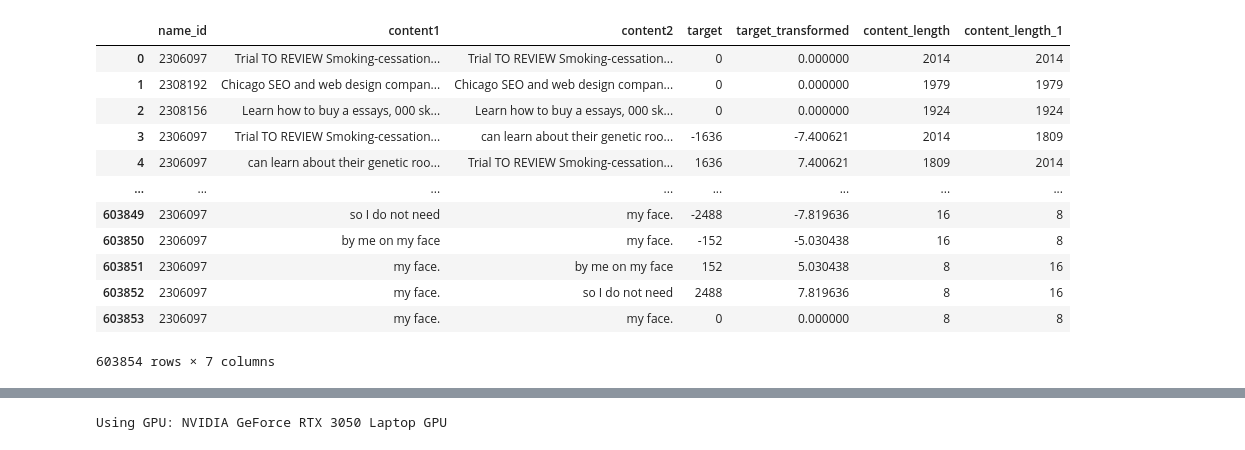
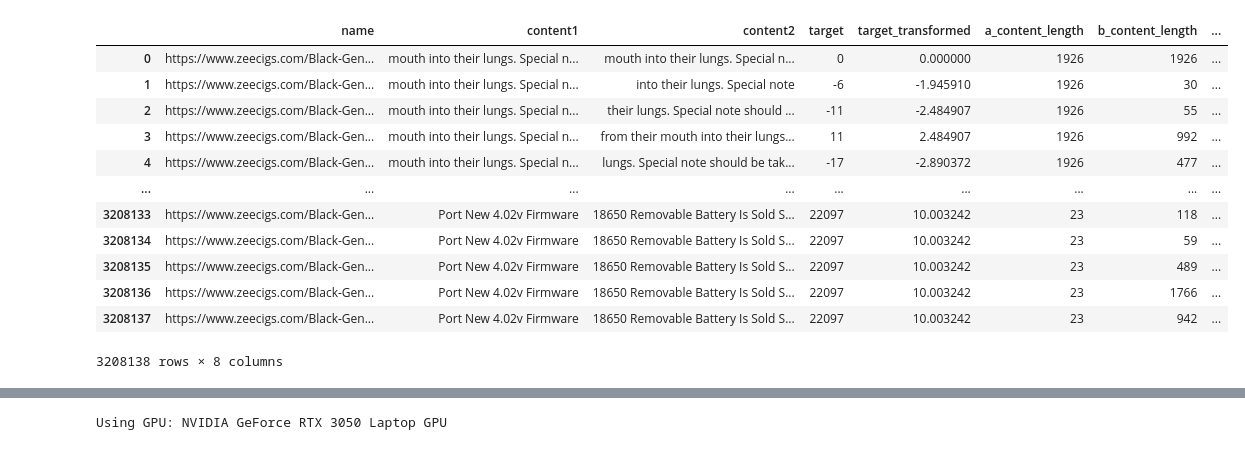
Before and after one commit to jadsongmatos/Tempo-nas-Narrativas, a Jupyter notebook: treino3.ipynb, the cells around one changed output, grey strips where cells are left out. Cells and saved outputs as stored; diff of their text form; code cells hidden in the pictures.

```diff
--- a/treino3.ipynb
+++ b/treino3.ipynb
@@ -26,56 +26,78 @@ WITH combined_name AS (
 ),
 combined_dataset AS (
 	SELECT * FROM dataset_details
 	UNION ALL
 	SELECT * FROM db2.dataset_details
 ),
 filter_name AS (
     SELECT name_id, name
     FROM combined_name
     ORDER BY name
 ),
 sampled_a AS (
     SELECT d.*
     FROM dataset_details d
     JOIN filter_name fn ON fn.name_id = d.name_id
 	LIMIT 4000
 ),
 sampled_b AS (
     SELECT d.*
     FROM dataset_details d
     JOIN filter_name fn ON fn.name_id = d.name_id
 	LIMIT 4000
+),
+combined AS (
+    SELECT
+        fn.name AS name,
+        a.content AS content1,
+        b.content AS content2,
+        a.indice - b.indice AS target,
+        SIGN(a.indice - b.indice) * LN(1 + ABS(a.indice - b.indice)) AS target_transformed,
+        a.content_length AS a_content_length,  -- Renomeado
+        b.content_length AS b_content_length   -- Renomeado
+    FROM sampled_a a
+    JOIN sampled_b b ON a.name_id = b.name_id
+    JOIN filter_name fn ON a.name_id = fn.name_id
+),
+normalized AS (
+    SELECT
+        *,
+        (a_content_length - MIN(a_content_length) OVER ()) /
+        NULLIF((MAX(a_content_length) OVER () - MIN(a_content_length) OVER ()), 0) AS normalized_length,
+        1 - ((ABS(target) - MIN(ABS(target)) OVER ()) /
+        NULLIF((MAX(ABS(target)) OVER () - MIN(ABS(target)) OVER ()), 0)) AS normalized_target
+    FROM combined
 )
 SELECT
-	a.name_id AS name_id,
-	a.content AS content1,
-	b.content AS content2,
-	a.indice - b.indice AS target,
-	SIGN(a.indice - b.indice) * LN(1 + ABS(a.indice - b.indice)) AS target_transformed,
-	a.content_length,
-	b.content_length
-FROM sampled_a a
-JOIN sampled_b b ON a.name_id = b.name_id
-ORDER BY (a.content_length + b.content_length) DESC
+    name,
+    content1,
+    content2,
+    target,
+    target_transformed,
+    a_content_length,
+    b_content_length,
+    (normalized_length * 0.5 + normalized_target * 0.5) AS composite_score
+FROM normalized
+ORDER BY composite_score DESC
 """).df()
 
 conn.close()
 
 df_training
 # %% [output]
-|  | name_id | content1 | content2 | target | target_transformed | content_length | content_length_1 |
-| 0 | 2306097 | Trial TO REVIEW Smoking-cessation... | Trial TO REVIEW Smoking-cessation... | 0 | 0.000000 | 2014 | 2014 |
-| 1 | 2308192 | Chicago SEO and web design compan... | Chicago SEO and web design compan... | 0 | 0.000000 | 1979 | 1979 |
-| 2 | 2308156 | Learn how to buy a essays, 000 sk... | Learn how to buy a essays, 000 sk... | 0 | 0.000000 | 1924 | 1924 |
-| 3 | 2306097 | Trial TO REVIEW Smoking-cessation... | can learn about their genetic roo... | -1636 | -7.400621 | 2014 | 1809 |
-| 4 | 2306097 | can learn about their genetic roo... | Trial TO REVIEW Smoking-cessation... | 1636 | 7.400621 | 1809 | 2014 |
-| ... | ... | ... | ... | ... | ... | ... | ... |
-| 603849 | 2306097 | so I do not need | my face. | -2488 | -7.819636 | 16 | 8 |
-| 603850 | 2306097 | by me on my face | my face. | -152 | -5.030438 | 16 | 8 |
-| 603851 | 2306097 | my face. | by me on my face | 152 | 5.030438 | 8 | 16 |
-| 603852 | 2306097 | my face. | so I do not need | 2488 | 7.819636 | 8 | 16 |
-| 603853 | 2306097 | my face. | my face. | 0 | 0.000000 | 8 | 8 |
+|  | name | content1 | content2 | target | target_transformed | a_content_length | b_content_length | ... |
+| 0 | https://www.zeecigs.com/Black-Gen... | mouth into their lungs. Special n... | mouth into their lungs. Special n... | 0 | 0.000000 | 1926 | 1926 | ... |
+| 1 | https://www.zeecigs.com/Black-Gen... | mouth into their lungs. Special n... | into their lungs. Special note | -6 | -1.945910 | 1926 | 30 | ... |
+| 2 | https://www.zeecigs.com/Black-Gen... | mouth into their lungs. Special n... | their lungs. Special note should ... | -11 | -2.484907 | 1926 | 55 | ... |
+| 3 | https://www.zeecigs.com/Black-Gen... | mouth into their lungs. Special n... | from their mouth into their lungs... | 11 | 2.484907 | 1926 | 992 | ... |
+| 4 | https://www.zeecigs.com/Black-Gen... | mouth into their lungs. Special n... | lungs. Special note should be tak... | -17 | -2.890372 | 1926 | 477 | ... |
+| ... | ... | ... | ... | ... | ... | ... | ... | ... |
+| 3208133 | https://www.zeecigs.com/Black-Gen... | Port New 4.02v Firmware | 18650 Removable Battery Is Sold S... | 22097 | 10.003242 | 23 | 118 | ... |
+| 3208134 | https://www.zeecigs.com/Black-Gen... | Port New 4.02v Firmware | 18650 Removable Battery Is Sold S... | 22097 | 10.003242 | 23 | 59 | ... |
+| 3208135 | https://www.zeecigs.com/Black-Gen... | Port New 4.02v Firmware | 18650 Removable Battery Is Sold S... | 22097 | 10.003242 | 23 | 489 | ... |
+| 3208136 | https://www.zeecigs.com/Black-Gen... | Port New 4.02v Firmware | 18650 Removable Battery Is Sold S... | 22097 | 10.003242 | 23 | 1766 | ... |
+| 3208137 | https://www.zeecigs.com/Black-Gen... | Port New 4.02v Firmware | 18650 Removable Battery Is Sold S... | 22097 | 10.003242 | 23 | 942 | ... |
-603854 rows × 7 columns
+3208138 rows × 8 columns
 # %%
 import matplotlib.pyplot as plt
 
```
Also changed, not shown: parts of 23 cells of this notebook, 2 other files.
